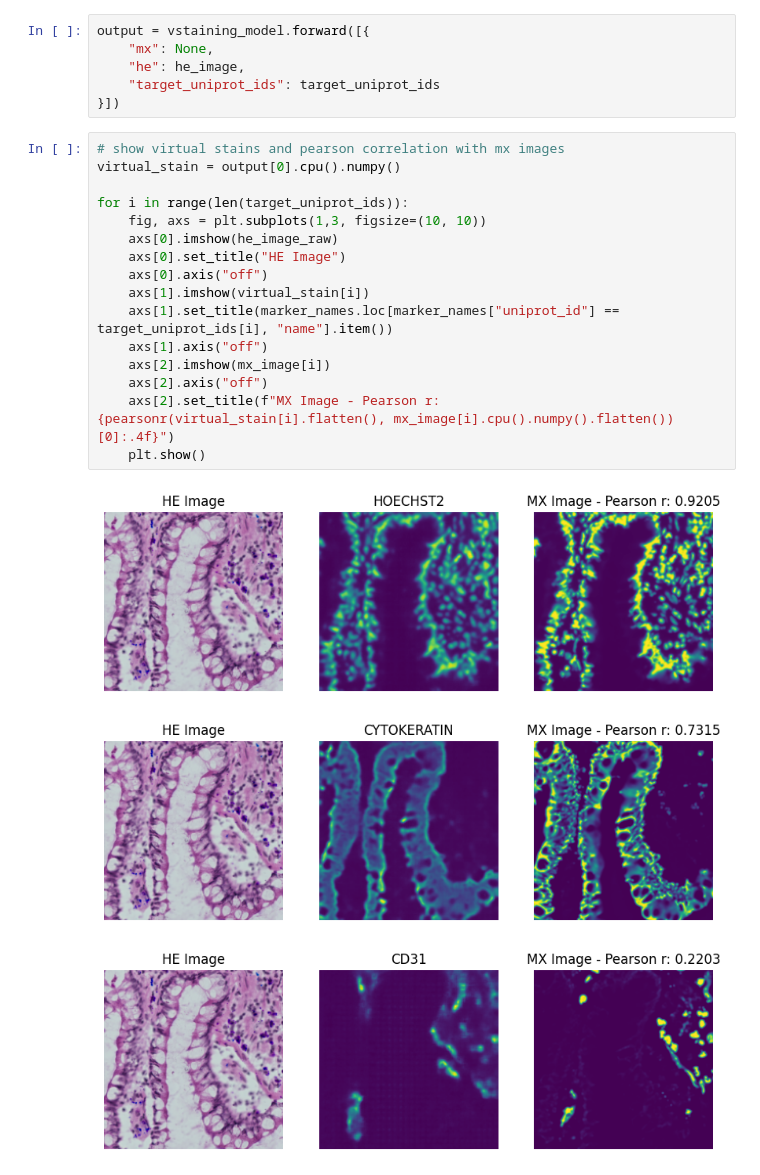
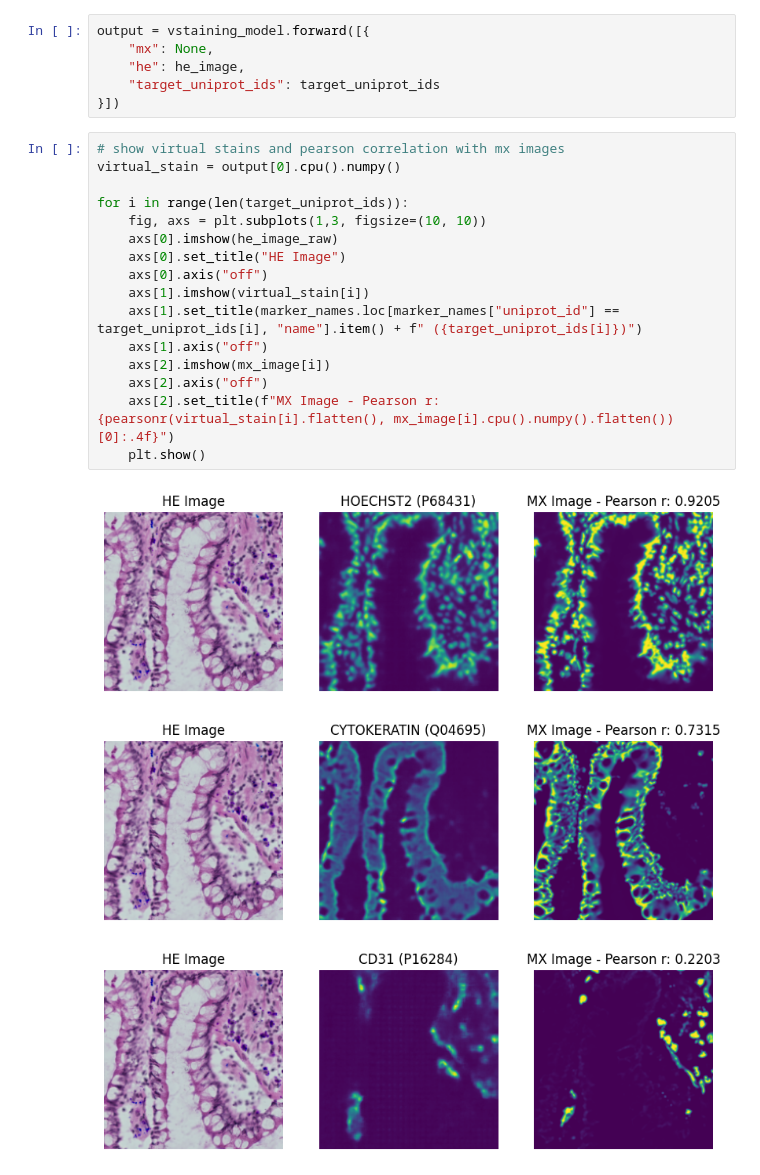
Before and after one commit to bunnelab/virtues-m2, a Jupyter notebook: notebooks/3_virtual_staining.ipynb, the cells around one changed output. Saved outputs shown, nothing was run; the diff lists cells and outputs as text.

```diff
--- a/notebooks/3_virtual_staining.ipynb
+++ b/notebooks/3_virtual_staining.ipynb
@@ -101,20 +101,20 @@ output = vstaining_model.forward([{
 # %%
 # show virtual stains and pearson correlation with mx images
 virtual_stain = output[0].cpu().numpy()
 
 for i in range(len(target_uniprot_ids)):
     fig, axs = plt.subplots(1,3, figsize=(10, 10))
     axs[0].imshow(he_image_raw)
     axs[0].set_title("HE Image")
     axs[0].axis("off")
     axs[1].imshow(virtual_stain[i])
-    axs[1].set_title(marker_names.loc[marker_names["uniprot_id"] == target_uniprot_ids[i], "name"].item())
+    axs[1].set_title(marker_names.loc[marker_names["uniprot_id"] == target_uniprot_ids[i], "name"].item() + f" ({target_uniprot_ids[i]})")
     axs[1].axis("off")
     axs[2].imshow(mx_image[i])
     axs[2].axis("off")
     axs[2].set_title(f"MX Image - Pearson r: {pearsonr(virtual_stain[i].flatten(), mx_image[i].cpu().numpy().flatten())[0]:.4f}")
     plt.show()
 # %% [output]
-[figure, old version]
+[figure, new version]
-[figure, old version]
+[figure, new version]
-[figure, old version]
+[figure, new version]
```
Also changed, not shown: parts of 2 cells of this notebook, 8 other files.
